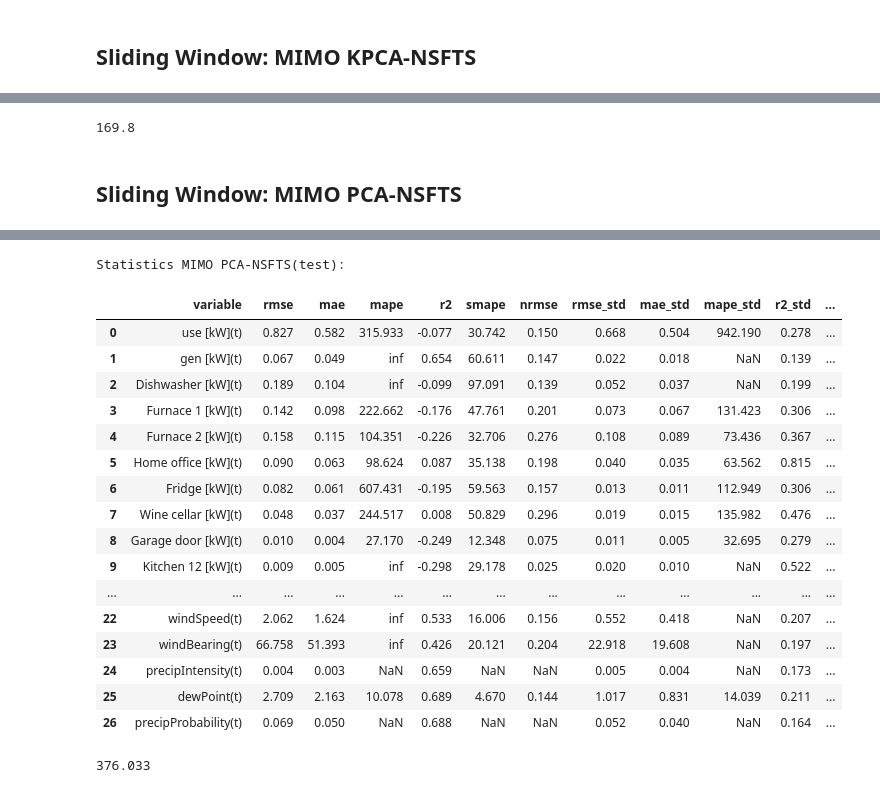
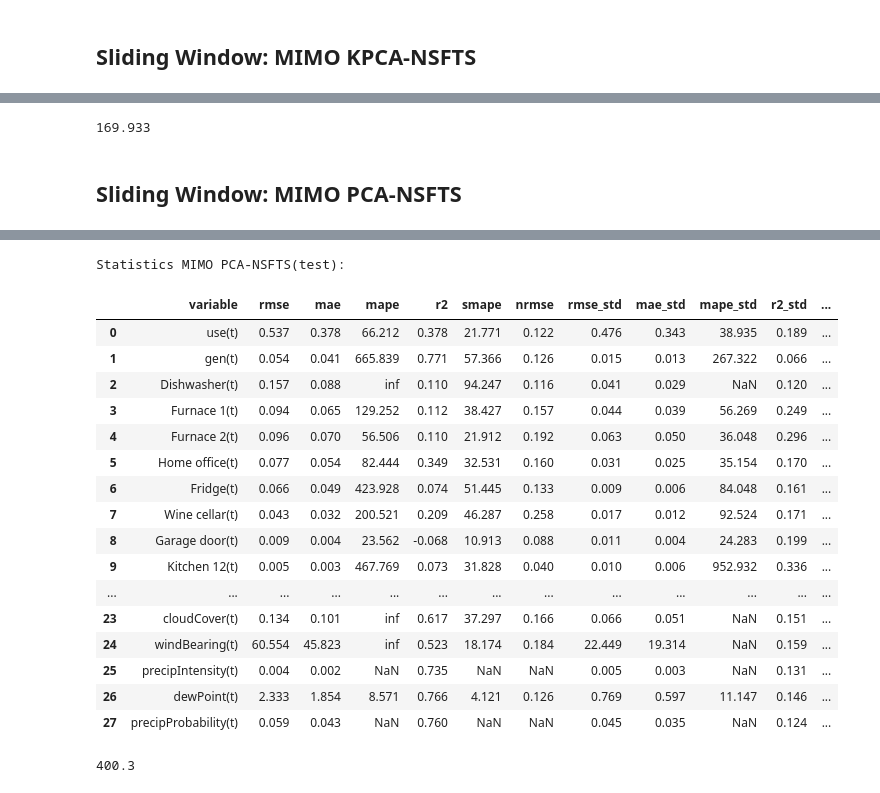
Before and after one commit to hugovynicius/mo_ensfts, a Jupyter notebook: Notebooks/MIMO-ENSFTS/test_kaggle.ipynb, the cells around one changed output, grey strips where cells are left out. Drawn from its saved outputs; the diff is of its cells as text; code cells hidden in the pictures.

```diff
--- a/Notebooks/MIMO-ENSFTS/test_kaggle.ipynb
+++ b/Notebooks/MIMO-ENSFTS/test_kaggle.ipynb
@@ -105,3 +105,6 @@ reframed
 | 503890 | 1.311617 | 0.004167 | 0.000017 | 0.359167 | 0.645433 | ... |
 | 503900 | 2.059367 | 0.003383 | 0.000033 | 0.153367 | 0.643300 | ... |
 50390 rows × 54 columns
+# %%
+reframed = pd.read_csv('/home/hugo/projetos-doutorado/mimo_emb_fts/data/reframed.csv', sep=',')
+reframed
@@ -130,14 +144,22 @@ Index(['use [kW](t-1)', 'gen [kW](t-1)', 'Dishwasher [kW](t-1)',
       dtype='object')
 # %%
-df_forecats_columns = ['use [kW](t)', 'gen [kW](t)', 'Dishwasher [kW](t)', 'Furnace 1 [kW](t)',
-       'Furnace 2 [kW](t)', 'Home office [kW](t)', 'Fridge [kW](t)',
-       'Wine cellar [kW](t)', 'Garage door [kW](t)', 'Kitchen 12 [kW](t)',
-       'Kitchen 14 [kW](t)', 'Kitchen 38 [kW](t)', 'Barn [kW](t)',
-       'Well [kW](t)', 'Microwave [kW](t)', 'Living room [kW](t)',
-       'Solar [kW](t)', 'temperature(t)', 'humidity(t)', 'visibility(t)',
-       'apparentTemperature(t)', 'pressure(t)', 'windSpeed(t)',
-       'windBearing(t)', 'precipIntensity(t)', 'dewPoint(t)',
-       'precipProbability(t)']
+# df_forecats_columns = ['use [kW](t)', 'gen [kW](t)', 'Dishwasher [kW](t)', 'Furnace 1 [kW](t)',
+#        'Furnace 2 [kW](t)', 'Home office [kW](t)', 'Fridge [kW](t)',
+#        'Wine cellar [kW](t)', 'Garage door [kW](t)', 'Kitchen 12 [kW](t)',
+#        'Kitchen 14 [kW](t)', 'Kitchen 38 [kW](t)', 'Barn [kW](t)',
+#        'Well [kW](t)', 'Microwave [kW](t)', 'Living room [kW](t)',
+#        'Solar [kW](t)', 'temperature(t)', 'humidity(t)', 'visibility(t)',
+#        'apparentTemperature(t)', 'pressure(t)', 'windSpeed(t)',
+#        'windBearing(t)', 'precipIntensity(t)', 'dewPoint(t)',
+#        'precipProbability(t)']
+
+df_forecats_columns = ['use(t)', 'gen(t)', 'Dishwasher(t)', 'Furnace 1(t)', 'Furnace 2(t)',
+       'Home office(t)', 'Fridge(t)', 'Wine cellar(t)', 'Garage door(t)',
+       'Kitchen 12(t)', 'Kitchen 14(t)', 'Kitchen 38(t)', 'Barn(t)', 'Well(t)',
+       'Microwave(t)', 'Living room(t)', 'Solar(t)', 'temperature(t)',
+       'humidity(t)', 'visibility(t)', 'apparentTemperature(t)', 'pressure(t)',
+       'windSpeed(t)', 'cloudCover(t)', 'windBearing(t)', 'precipIntensity(t)',
+       'dewPoint(t)', 'precipProbability(t)']
 # %%
 def sliding_window_pca(data,n_windows,train_size,steps_ahead,transformation):
 
@@ -177,9 +199,13 @@ def sliding_window_pca(data,n_windows,train_size,steps_ahead,transformation):
             print('-' * 20)
             print(f'training window {(ct)}')
 
-            df_train = ttrain.loc[:,'use [kW](t-1)':'precipProbability(t-1)']
-            df_test = ttest.loc[:,'use [kW](t-1)':'precipProbability(t-1)']
-            df_original = ttest.loc[:,'use [kW](t)':'precipProbability(t)']
+#             df_train = ttrain.loc[:,'use [kW](t-1)':'precipProbability(t-1)']
+#             df_test = ttest.loc[:,'use [kW](t-1)':'precipProbability(t-1)']
+#             df_original = ttest.loc[:,'use [kW](t)':'precipProbability(t)']
+
+            df_train = ttrain.loc[:,'use(t-1)':'precipProbability(t-1)']
+            df_test = ttest.loc[:,'use(t-1)':'precipProbability(t-1)']
+            df_original = ttest.loc[:,'use(t)':'precipProbability(t)']
 
             models, data_train = mimo_kpca_nsfts.run_train(df_train,transformation)
             forecast, data_test = mimo_kpca_nsfts.run_test(models,df_test,steps_ahead,transformation)
@@ -356,7 +382,7 @@ final_measures_kpca.to_csv (r'kpca_mo_ensfts_kaggle_sh_with_std_10min.csv', inde
 avg_rules = round(statistics.mean(rules.loc[:,'qtd']),3)
 avg_rules
 # %% [output]
-169.8
+169.933
 # %% [markdown]
 ## Sliding Window: MIMO PCA-NSFTS
 # %%
@@ -447,7 +473,7 @@ final_result = {
     "nrmse_std": []
 }
 
-pca_result.to_csv (r'all_windows_pca_mo_ensfts_kaggle_sh_10min.csv', index = False, header=True)
+pca_result.to_csv (r'all_windows_pca_mo_ensfts_kaggle_sh_10min_2.csv', index = False, header=True)
 
 measures = pca_result
 var = measures.groupby("variable")
@@ -468,49 +494,49 @@ for col in columns:
     mae_std = round(statistics.stdev(var_agr.loc[:,'mae']),3)
     r2_std = round(statistics.stdev(var_agr.loc[:,'r2']),3)
     smape_std = round(statistics.stdev(var_agr.loc[:,'smape']),3)
     nrmse_std = round(statistics.stdev(var_agr.loc[:,'nrmse']),3)
 
     final_result["variable"].append(col)
     final_result["rmse"].append(rmse)
     final_result["mape"].append(mape)
     final_result["mae"].append(mae)
     final_result["r2"].append(r2)
     final_result["smape"].append(smape)
     final_result["nrmse"].append(nrmse)
 
     final_result["rmse_std"].append(rmse_std)
     final_result["mape_std"].append(mape_std)
     final_result["mae_std"].append(mae_std)
     final_result["r2_std"].append(r2_std)
     final_result["smape_std"].append(smape_std)
     final_result["nrmse_std"].append(nrmse_std)
 
     #print(f'Results: {(col,rmse,mae,r2)}')
 
 
 final_measures_pca = pd.DataFrame(final_result)
 
 print("Statistics MIMO PCA-NSFTS(test): ")
 final_measures_pca
 # %% [output]
 Statistics MIMO PCA-NSFTS(test):
 |  | variable | rmse | mae | mape | r2 | smape | nrmse | rmse_std | mae_std | mape_std | r2_std | ... |
-| 0 | use [kW](t) | 0.827 | 0.582 | 315.933 | -0.077 | 30.742 | 0.150 | 0.668 | 0.504 | 942.190 | 0.278 | ... |
-| 1 | gen [kW](t) | 0.067 | 0.049 | inf | 0.654 | 60.611 | 0.147 | 0.022 | 0.018 | NaN | 0.139 | ... |
-| 2 | Dishwasher [kW](t) | 0.189 | 0.104 | inf | -0.099 | 97.091 | 0.139 | 0.052 | 0.037 | NaN | 0.199 | ... |
-| 3 | Furnace 1 [kW](t) | 0.142 | 0.098 | 222.662 | -0.176 | 47.761 | 0.201 | 0.073 | 0.067 | 131.423 | 0.306 | ... |
-| 4 | Furnace 2 [kW](t) | 0.158 | 0.115 | 104.351 | -0.226 | 32.706 | 0.276 | 0.108 | 0.089 | 73.436 | 0.367 | ... |
-| 5 | Home office [kW](t) | 0.090 | 0.063 | 98.624 | 0.087 | 35.138 | 0.198 | 0.040 | 0.035 | 63.562 | 0.815 | ... |
-| 6 | Fridge [kW](t) | 0.082 | 0.061 | 607.431 | -0.195 | 59.563 | 0.157 | 0.013 | 0.011 | 112.949 | 0.306 | ... |
-| 7 | Wine cellar [kW](t) | 0.048 | 0.037 | 244.517 | 0.008 | 50.829 | 0.296 | 0.019 | 0.015 | 135.982 | 0.476 | ... |
-| 8 | Garage door [kW](t) | 0.010 | 0.004 | 27.170 | -0.249 | 12.348 | 0.075 | 0.011 | 0.005 | 32.695 | 0.279 | ... |
-| 9 | Kitchen 12 [kW](t) | 0.009 | 0.005 | inf | -0.298 | 29.178 | 0.025 | 0.020 | 0.010 | NaN | 0.522 | ... |
+| 0 | use(t) | 0.537 | 0.378 | 66.212 | 0.378 | 21.771 | 0.122 | 0.476 | 0.343 | 38.935 | 0.189 | ... |
+| 1 | gen(t) | 0.054 | 0.041 | 665.839 | 0.771 | 57.366 | 0.126 | 0.015 | 0.013 | 267.322 | 0.066 | ... |
+| 2 | Dishwasher(t) | 0.157 | 0.088 | inf | 0.110 | 94.247 | 0.116 | 0.041 | 0.029 | NaN | 0.120 | ... |
+| 3 | Furnace 1(t) | 0.094 | 0.065 | 129.252 | 0.112 | 38.427 | 0.157 | 0.044 | 0.039 | 56.269 | 0.249 | ... |
+| 4 | Furnace 2(t) | 0.096 | 0.070 | 56.506 | 0.110 | 21.912 | 0.192 | 0.063 | 0.050 | 36.048 | 0.296 | ... |
+| 5 | Home office(t) | 0.077 | 0.054 | 82.444 | 0.349 | 32.531 | 0.160 | 0.031 | 0.025 | 35.154 | 0.170 | ... |
+| 6 | Fridge(t) | 0.066 | 0.049 | 423.928 | 0.074 | 51.445 | 0.133 | 0.009 | 0.006 | 84.048 | 0.161 | ... |
+| 7 | Wine cellar(t) | 0.043 | 0.032 | 200.521 | 0.209 | 46.287 | 0.258 | 0.017 | 0.012 | 92.524 | 0.171 | ... |
+| 8 | Garage door(t) | 0.009 | 0.004 | 23.562 | -0.068 | 10.913 | 0.088 | 0.011 | 0.004 | 24.283 | 0.199 | ... |
+| 9 | Kitchen 12(t) | 0.005 | 0.003 | 467.769 | 0.073 | 31.828 | 0.040 | 0.010 | 0.006 | 952.932 | 0.336 | ... |
 | ... | ... | ... | ... | ... | ... | ... | ... | ... | ... | ... | ... | ... |
-| 22 | windSpeed(t) | 2.062 | 1.624 | inf | 0.533 | 16.006 | 0.156 | 0.552 | 0.418 | NaN | 0.207 | ... |
-| 23 | windBearing(t) | 66.758 | 51.393 | inf | 0.426 | 20.121 | 0.204 | 22.918 | 19.608 | NaN | 0.197 | ... |
-| 24 | precipIntensity(t) | 0.004 | 0.003 | NaN | 0.659 | NaN | NaN | 0.005 | 0.004 | NaN | 0.173 | ... |
-| 25 | dewPoint(t) | 2.709 | 2.163 | 10.078 | 0.689 | 4.670 | 0.144 | 1.017 | 0.831 | 14.039 | 0.211 | ... |
-| 26 | precipProbability(t) | 0.069 | 0.050 | NaN | 0.688 | NaN | NaN | 0.052 | 0.040 | NaN | 0.164 | ... |
+| 23 | cloudCover(t) | 0.134 | 0.101 | inf | 0.617 | 37.297 | 0.166 | 0.066 | 0.051 | NaN | 0.151 | ... |
+| 24 | windBearing(t) | 60.554 | 45.823 | inf | 0.523 | 18.174 | 0.184 | 22.449 | 19.314 | NaN | 0.159 | ... |
+| 25 | precipIntensity(t) | 0.004 | 0.002 | NaN | 0.735 | NaN | NaN | 0.005 | 0.003 | NaN | 0.131 | ... |
+| 26 | dewPoint(t) | 2.333 | 1.854 | 8.571 | 0.766 | 4.121 | 0.126 | 0.769 | 0.597 | 11.147 | 0.146 | ... |
+| 27 | precipProbability(t) | 0.059 | 0.043 | NaN | 0.760 | NaN | NaN | 0.045 | 0.035 | NaN | 0.124 | ... |
 # %%
 #final_measures_pca.to_csv(r'pca_mo_ensfts_kaggle_sh_with_std.csv', index = False, header=True)
 # %%
@@ -521,4 +547,4 @@ final_measures_pca.to_csv(r'pca_mo_ensfts_kaggle_sh_with_std_10min.csv', index =
 avg_rules = round(statistics.mean(rules.loc[:,'qtd']),3)
 avg_rules
 # %% [output]
-376.033
+400.3
```
Also changed, not shown: parts of 6 cells of this notebook, 6 other files.
